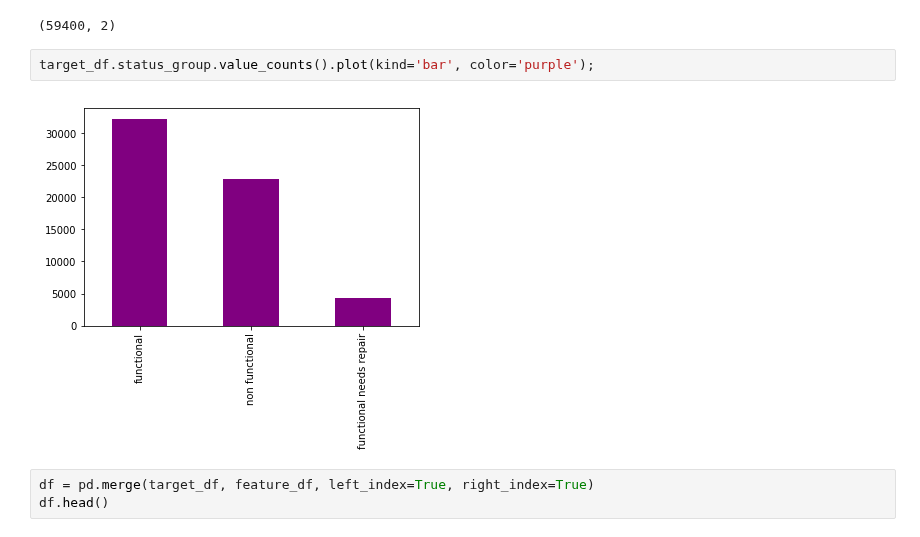
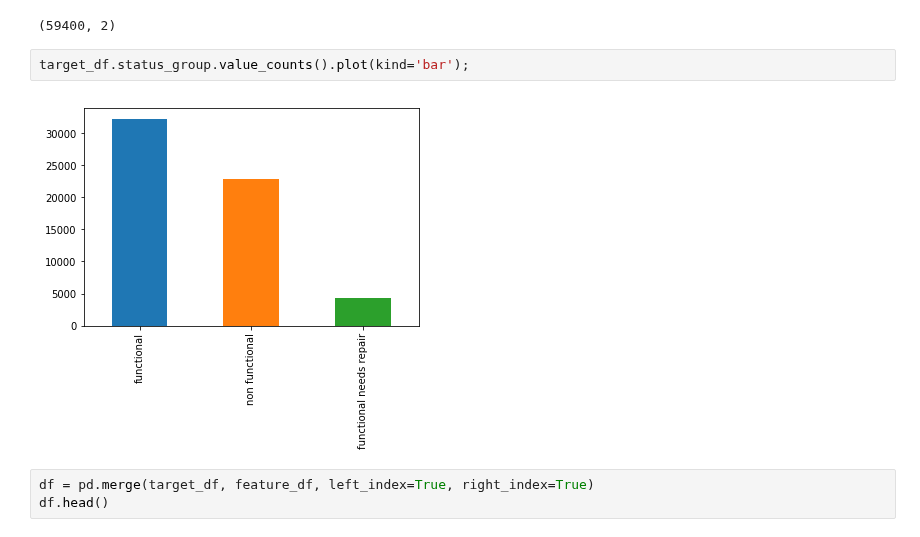
Before and after one commit to MagicMilly/dsc-3-final-project-online-ds-ft-100118, a Jupyter notebook: student.ipynb, the cells around one changed output. Drawn from its saved outputs; the diff is of its cells as text.

```diff
--- a/student.ipynb
+++ b/student.ipynb
@@ -137,9 +139,9 @@ target_df.shape
 # %% [output]
 (59400, 2)
 # %%
-target_df.status_group.value_counts().plot(kind='bar', color='purple');
+target_df.status_group.value_counts().plot(kind='bar');
 # %% [output]
-[figure, old version]
+[figure, new version]
 # %%
 df = pd.merge(target_df, feature_df, left_index=True, right_index=True)
 df.head()
```
Also changed, not shown: parts of 91 cells of this notebook.
